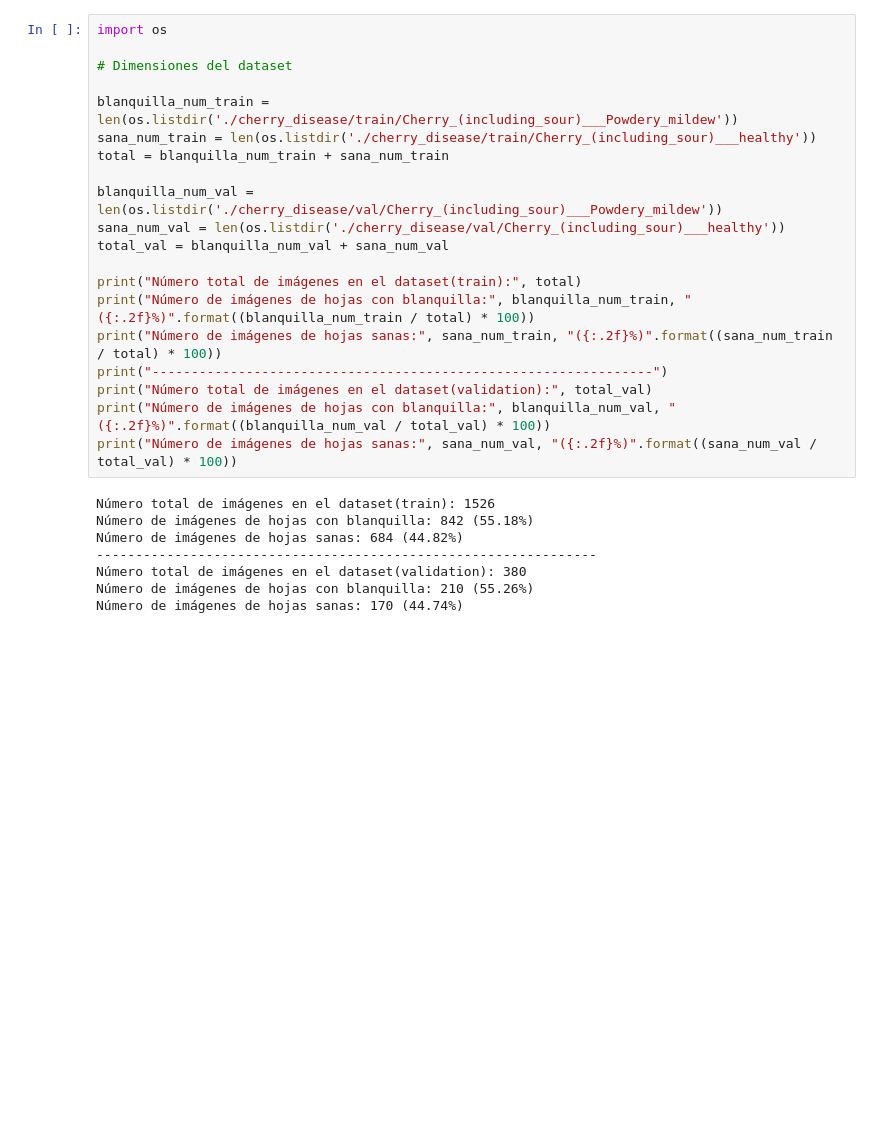
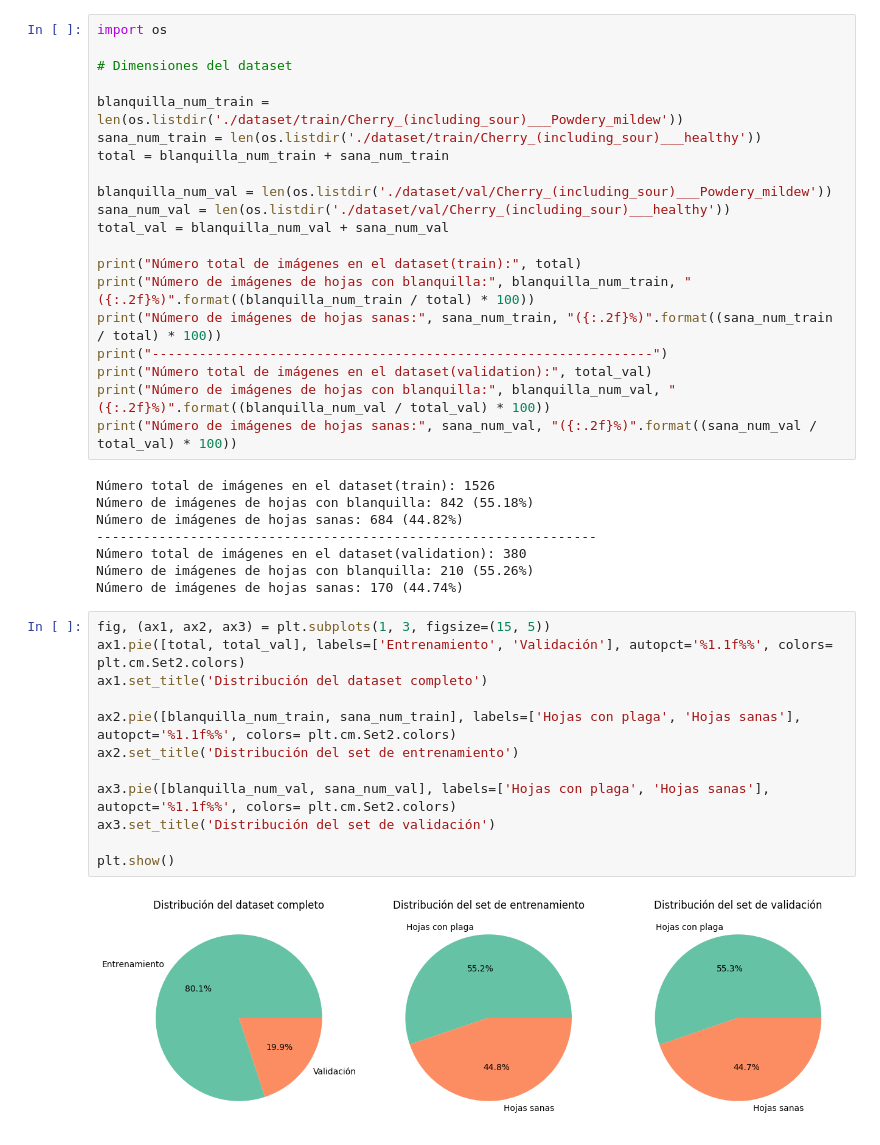
Before and after one commit to Felipe-SSC/powdery_mildew_detection, a Jupyter notebook: EDA_cherry_disease.ipynb, the cells around one changed output. Saved outputs shown, nothing was run; the diff lists cells and outputs as text; blank space fills up the shorter version.

Commit message:
Especificaciones de datos del dataset

```diff
--- a/EDA_cherry_disease.ipynb
+++ b/EDA_cherry_disease.ipynb
@@ -36,12 +31,12 @@ import os
 
 # Dimensiones del dataset
 
-blanquilla_num_train = len(os.listdir('./cherry_disease/train/Cherry_(including_sour)___Powdery_mildew'))
-sana_num_train = len(os.listdir('./cherry_disease/train/Cherry_(including_sour)___healthy'))
+blanquilla_num_train = len(os.listdir('./dataset/train/Cherry_(including_sour)___Powdery_mildew'))
+sana_num_train = len(os.listdir('./dataset/train/Cherry_(including_sour)___healthy'))
 total = blanquilla_num_train + sana_num_train
 
-blanquilla_num_val = len(os.listdir('./cherry_disease/val/Cherry_(including_sour)___Powdery_mildew'))
-sana_num_val = len(os.listdir('./cherry_disease/val/Cherry_(including_sour)___healthy'))
+blanquilla_num_val = len(os.listdir('./dataset/val/Cherry_(including_sour)___Powdery_mildew'))
+sana_num_val = len(os.listdir('./dataset/val/Cherry_(including_sour)___healthy'))
 total_val = blanquilla_num_val + sana_num_val
 
 print("Número total de imágenes en el dataset(train):", total)
@@ -59,6 +54,20 @@ Número de imágenes de hojas sanas: 684 (44.82%)
 Número total de imágenes en el dataset(validation): 380
 Número de imágenes de hojas con blanquilla: 210 (55.26%)
 Número de imágenes de hojas sanas: 170 (44.74%)
+# %%
+fig, (ax1, ax2, ax3) = plt.subplots(1, 3, figsize=(15, 5))
+ax1.pie([total, total_val], labels=['Entrenamiento', 'Validación'], autopct='%1.1f%%', colors= plt.cm.Set2.colors)
+ax1.set_title('Distribución del dataset completo')
+
+ax2.pie([blanquilla_num_train, sana_num_train], labels=['Hojas con plaga', 'Hojas sanas'], autopct='%1.1f%%', colors= plt.cm.Set2.colors)
+ax2.set_title('Distribución del set de entrenamiento')
+
+ax3.pie([blanquilla_num_val, sana_num_val], labels=['Hojas con plaga', 'Hojas sanas'], autopct='%1.1f%%', colors= plt.cm.Set2.colors)
+ax3.set_title('Distribución del set de validación')
+
+plt.show()
+# %% [output]
+[figure, added]
 # %% [markdown]
 ### Distribución del dataset
 
```
Also changed, not shown: parts of 11 cells of this notebook.
